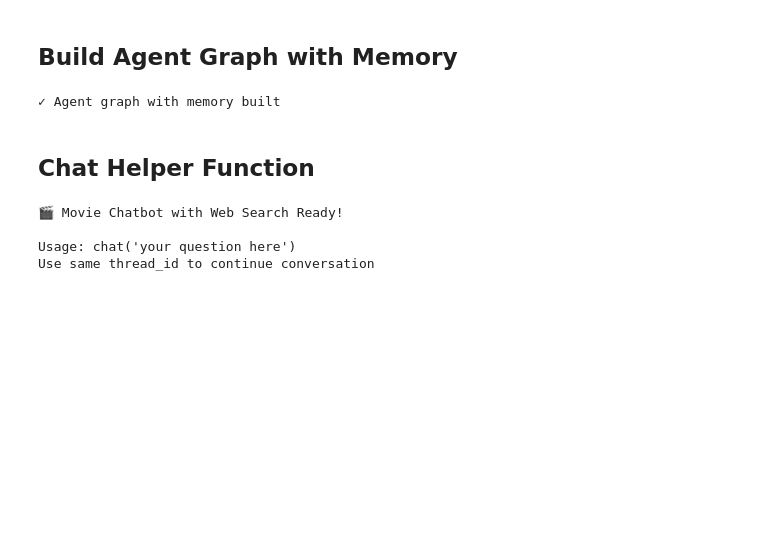
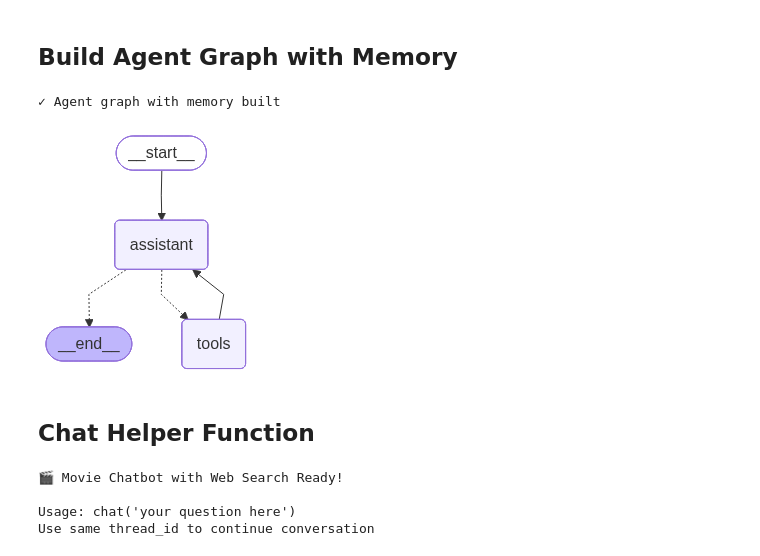
Before and after one commit to applied-ai-institute/ai-powered-movie-recommendation, a Jupyter notebook: notebooks/2_Movie_Chatbot_with_Search.ipynb, the cells around one changed output. Saved outputs shown, nothing was run; the diff lists cells and outputs as text; code cells hidden in the pictures; blank space fills up the shorter version.

```diff
--- a/notebooks/2_Movie_Chatbot_with_Search.ipynb
+++ b/notebooks/2_Movie_Chatbot_with_Search.ipynb
@@ -118,3 +121,7 @@ graph = graph_builder.compile(checkpointer=memory)
 print("✓ Agent graph with memory built")
 # %% [output]
 ✓ Agent graph with memory built
+# %%
+display(Image(graph.get_graph().draw_mermaid_png()))
+# %% [output]
+[figure, added]
```
Also changed, not shown: parts of 3 cells of this notebook, 6 other files.
